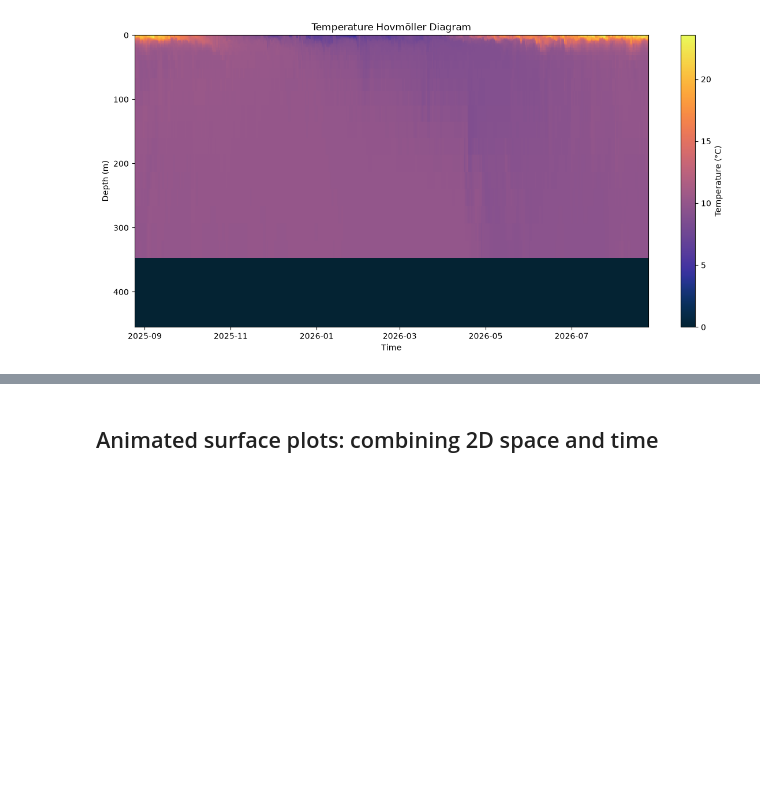
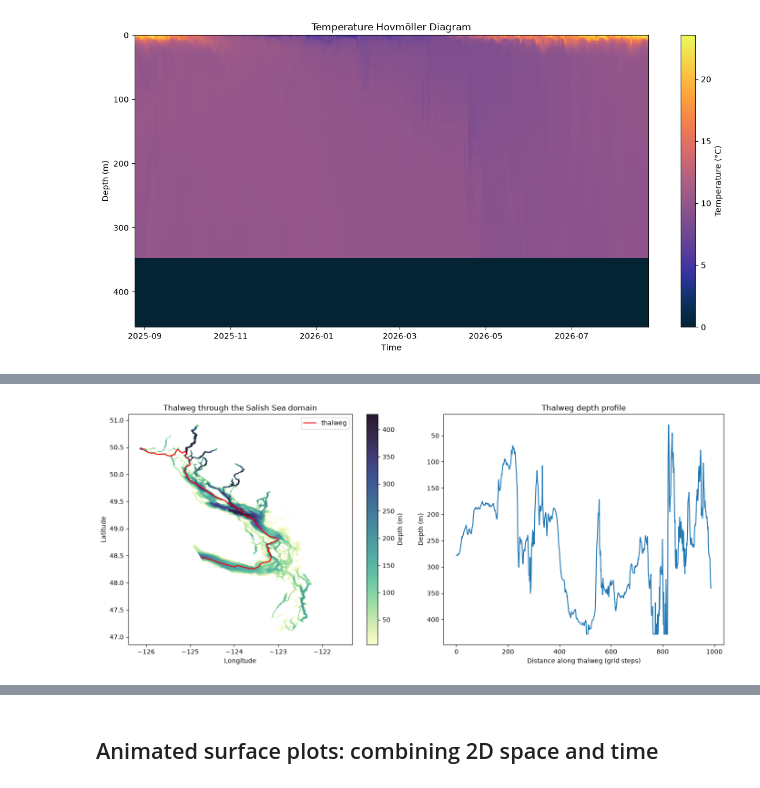
Before and after one commit to ateucher/ohw-tutorials, a Jupyter notebook: 02-Wed/DataVis/DataVis_in_4D.ipynb, the cells around one changed output, grey strips where cells are left out. Drawn from its saved outputs; the diff is of its cells as text; code cells hidden in the pictures; blank space fills up the shorter version.

Commit message:
Final test on data access workbooks + added thalweg line plotting to data vis

```diff
--- a/02-Wed/DataVis/DataVis_in_4D.ipynb
+++ b/02-Wed/DataVis/DataVis_in_4D.ipynb
@@ -232,5 +232,95 @@ plt.show()
 Plot your variable of interest along the `thalweg` line through the Salish Sea
 A `thalweg` describes the deepest line through a valley or a basin through which a stream or ocean currents will flow fastest
 # %%
-depth
+# Find the thalweg: the deepest continuous path through the domain.
+#
+# The basin curves, so a simple "one point per row" walk breaks down in
+# two ways: the thalweg can cross a single gridY row more than once where the
+# channel bends, and the domain's real entrances aren't at gridY==0 -- the
+# Salish Sea has two open-ocean connections (see background section above):
+# the Strait of Juan de Fuca on the west edge (gridX==0) and Johnstone Strait
+# / Discovery Passage on the north edge (gridY==897). We want the thalweg
+# connecting those two.
+#
+# To handle the curvature properly we treat every water grid cell as a node
+# in a graph, connect each to its 8 neighbours, and use Dijkstra's algorithm
+# to find the least-cost path between the two boundary openings -- weighting
+# each edge by 1/depth so the cheapest path is the one that stays deepest.
+# This lets the path move freely in x and y (including doubling back), unlike
+# a per-row walk.
+
+from scipy.sparse import coo_matrix
+from scipy.sparse.csgraph import dijkstra
+
+ny, nx = depth.shape
+valid = ~np.isnan(depth)
+
+# Map each water cell to a node index (land cells are excluded from the graph entirely)
+node_id = np.full(depth.shape, -1, dtype=np.int64)
+node_id[valid] = np.arange(valid.sum())
+grid_y, grid_x = np.nonzero(valid)
+cost = 1.0 / depth[valid]  # deeper cells are "cheaper" to pass through
+
+# Build edges to each of the 8 neighbouring cells
+shifts = [(-1, -1), (-1, 0), (-1, 1), (0, -1), (0, 1), (1, -1), (1, 0), (1, 1)]
+edge_src, edge_dst, edge_weight = [], [], []
+for dy, dx in shifts:
+    y2, x2 = grid_y + dy, grid_x + dx
+    in_bounds = (y2 >= 0) & (y2 < ny) & (x2 >= 0) & (x2 < nx)
+    y2, x2 = y2[in_bounds], x2[in_bounds]
+    is_water = valid[y2, x2]
+    src = node_id[grid_y[in_bounds][is_water], grid_x[in_bounds][is_water]]
+    dst = node_id[y2[is_water], x2[is_water]]
+    step = np.hypot(dy, dx)  # diagonal steps cost sqrt(2) as far as orthogonal ones
+    edge_src.append(src)
+    edge_dst.append(dst)
+    edge_weight.append(step * (cost[src] + cost[dst]) / 2.0)
+
+graph = coo_matrix(
+    (np.concatenate(edge_weight), (np.concatenate(edge_src), np.concatenate(edge_dst))),
+    shape=(valid.sum(), valid.sum()),
+).tocsr()
+
+# Seed and target: the deepest water cell on each of the domain's two open-ocean edges
+west_edge_rows = np.nonzero(valid[:, 0])[0]
+seed_y, seed_x = west_edge_rows[np.argmax(depth[west_edge_rows, 0])], 0
+
+north_edge_cols = np.nonzero(valid[-1, :])[0]
+target_y, target_x = ny - 1, north_edge_cols[np.argmax(depth[-1, north_edge_cols])]
+
+dist, predecessors = dijkstra(
+    graph, directed=False, indices=node_id[seed_y, seed_x], return_predecessors=True
+)
+
+# Walk the predecessor chain back from the target to the seed to recover the path
+path_nodes = [node_id[target_y, target_x]]
+while path_nodes[-1] != node_id[seed_y, seed_x]:
+    path_nodes.append(predecessors[path_nodes[-1]])
+path_nodes = path_nodes[::-1]
+
+thalweg_y = grid_y[path_nodes]
+thalweg_x = grid_x[path_nodes]
+thalweg_depth = depth[thalweg_y, thalweg_x]
+thalweg_lat = latitude[thalweg_y, thalweg_x]
+thalweg_lon = longitude[thalweg_y, thalweg_x]
+
+# Plot: map view of the thalweg over bathymetry, and its depth profile
+fig, axes = plt.subplots(1, 2, figsize=(14, 6))
+
+pcm = axes[0].pcolormesh(longitude, latitude, depth, shading="auto", cmap=cmocean.cm.deep)
+axes[0].plot(thalweg_lon, thalweg_lat, color="red", linewidth=1.5, label="thalweg")
+axes[0].set_xlabel("Longitude")
+axes[0].set_ylabel("Latitude")
+axes[0].set_title("Thalweg through the Salish Sea domain")
+axes[0].legend()
+fig.colorbar(pcm, ax=axes[0], label="Depth (m)")
+
+axes[1].plot(np.arange(len(thalweg_depth)), thalweg_depth)
+axes[1].invert_yaxis()  # deeper = down, like a real depth profile
+axes[1].set_xlabel("Distance along thalweg (grid steps)")
+axes[1].set_ylabel("Depth (m)")
+axes[1].set_title("Thalweg depth profile")
+
+plt.tight_layout()
+plt.show()
 # %% [output]
@@ -243,0 +327 @@ array([[nan, nan, nan, ..., nan, nan, nan],
+[figure, added]
```
Also changed, not shown: parts of 4 cells of this notebook, 1 other file.
